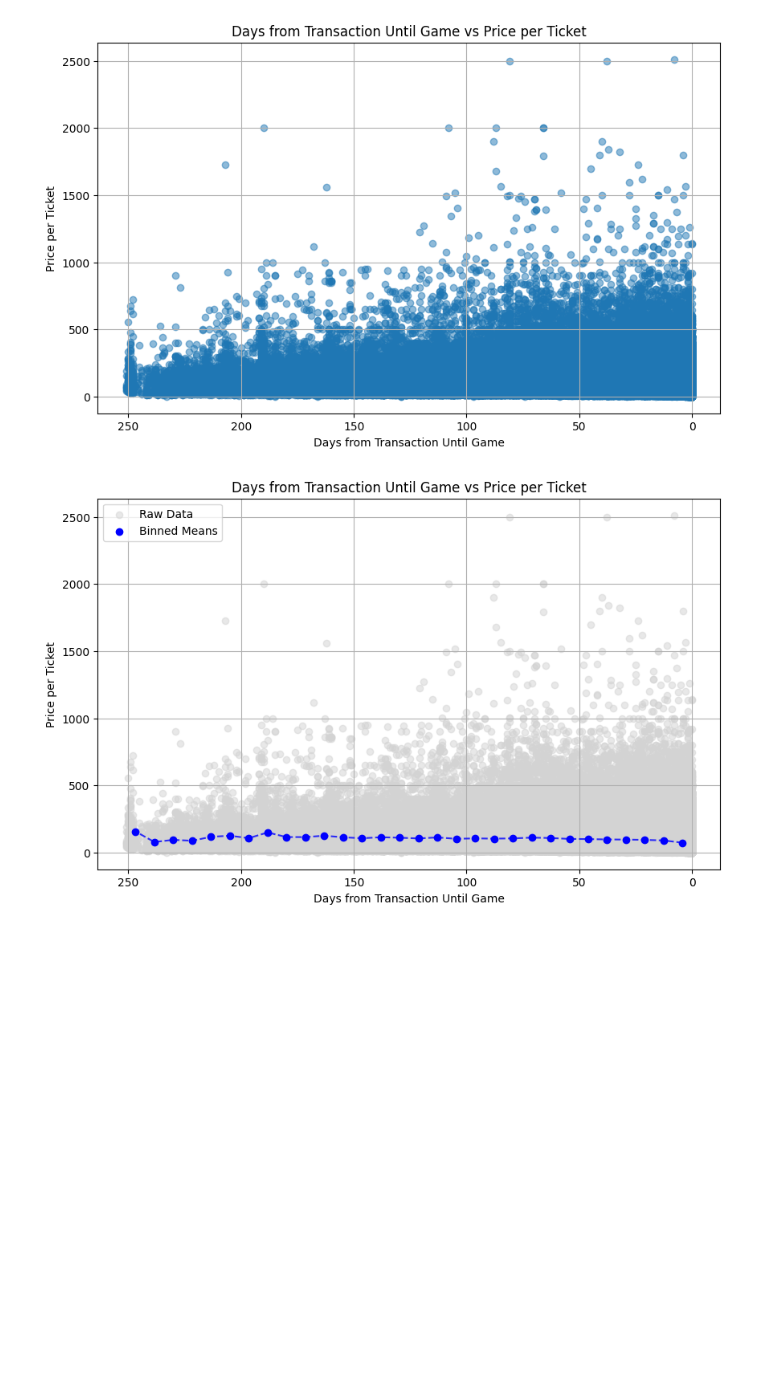
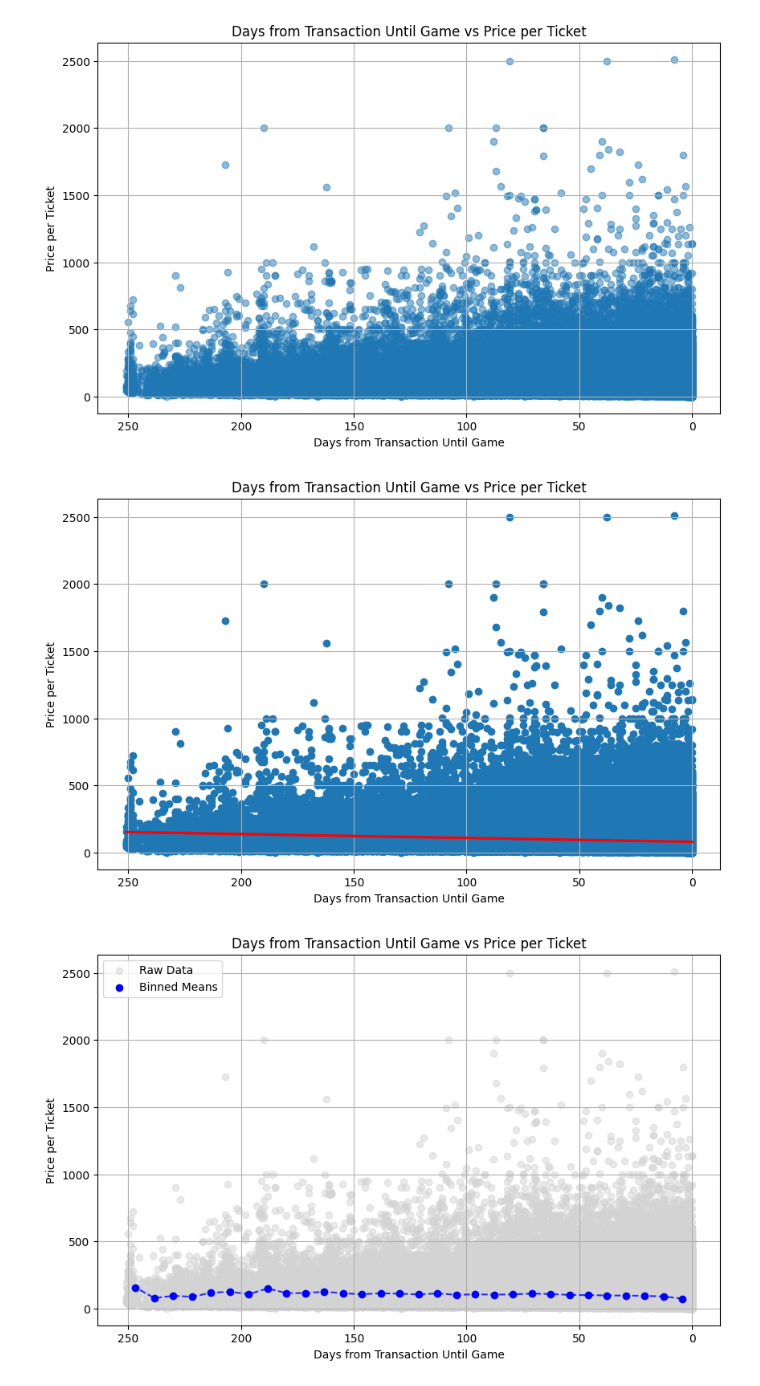
Before and after one commit to WilliamClintC/Coding-Task-Darthmouth, a Jupyter notebook: Red_Sox/Red_Sox/results/Main.ipynb, the cells around one changed output. Drawn from its saved outputs; the diff is of its cells as text; code cells hidden in the pictures; blank space fills up the shorter version.

```diff
--- a/Red_Sox/Red_Sox/results/Main.ipynb
+++ b/Red_Sox/Red_Sox/results/Main.ipynb
@@ -88,6 +88,21 @@ plt.grid(True)
 plt.show()
 # %% [output]
 [figure]
+# %%
+import seaborn as sns
+if 'days_from_transaction_until_game' in df.columns and 'price_per_ticket' in df.columns:
+    plt.figure(figsize=(10, 6))
+    sns.regplot(x='days_from_transaction_until_game', y='price_per_ticket', data=df, scatter_kws={'alpha': 0.5}, line_kws={'color': 'red'})
+    plt.title('Days from Transaction Until Game vs Price per Ticket')
+    plt.xlabel('Days from Transaction Until Game')
+    plt.ylabel('Price per Ticket')
+    plt.gca().invert_xaxis()  # Invert the x-axis
+    plt.grid(True)
+    plt.show()
+else:
+    print("The required columns are not present in the DataFrame.")
+# %% [output]
+[figure, added]
 # %%
 import numpy as np
 import matplotlib.pyplot as plt
```
Also changed, not shown: parts of 2 cells of this notebook, 22 other files.
